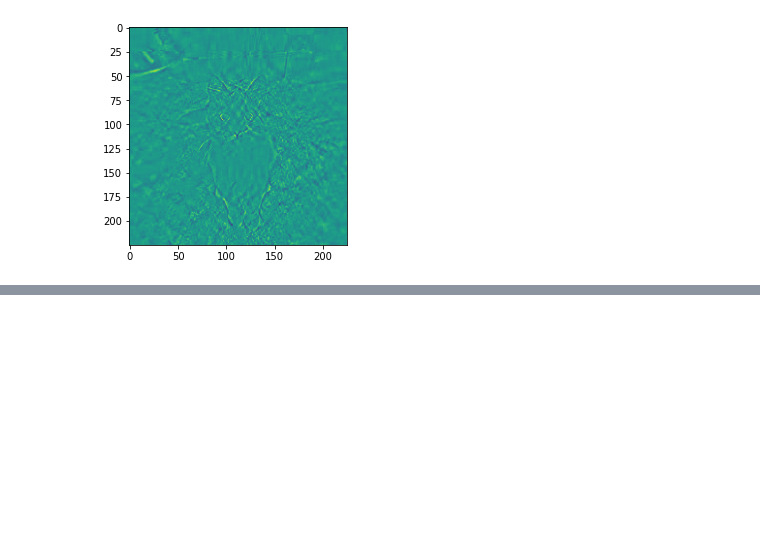
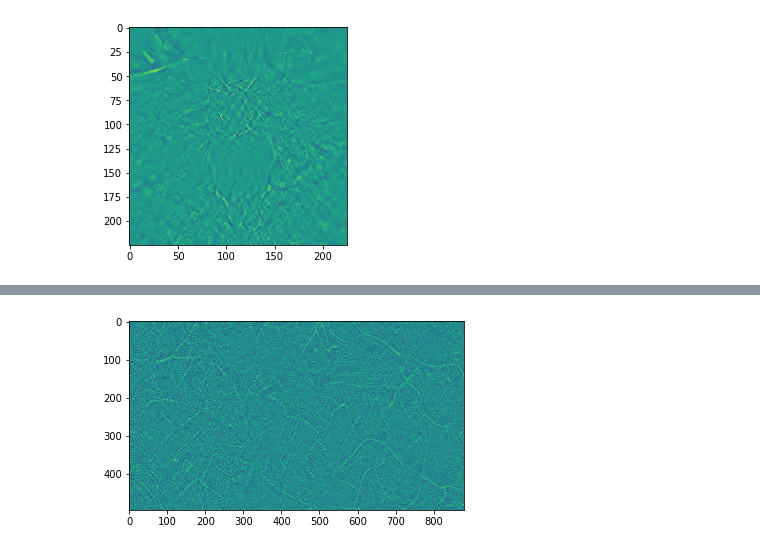
Before and after one commit to julianovale/PO450, a Jupyter notebook: Semana12_PO450.ipynb, the cells around one changed output, grey strips where cells are left out. Drawn from its saved outputs; the diff is of its cells as text; code cells hidden in the pictures; blank space fills up the shorter version.

```diff
--- a/Semana12_PO450.ipynb
+++ b/Semana12_PO450.ipynb
@@ -114,0 +142,5 @@ plt.imshow(N);
+# %%
+N = X - Xp # aquilo que não foi explicado
+plt.imshow(N);
+# %% [output]
+[figure, added]
```
Also changed, not shown: parts of 11 cells of this notebook.
